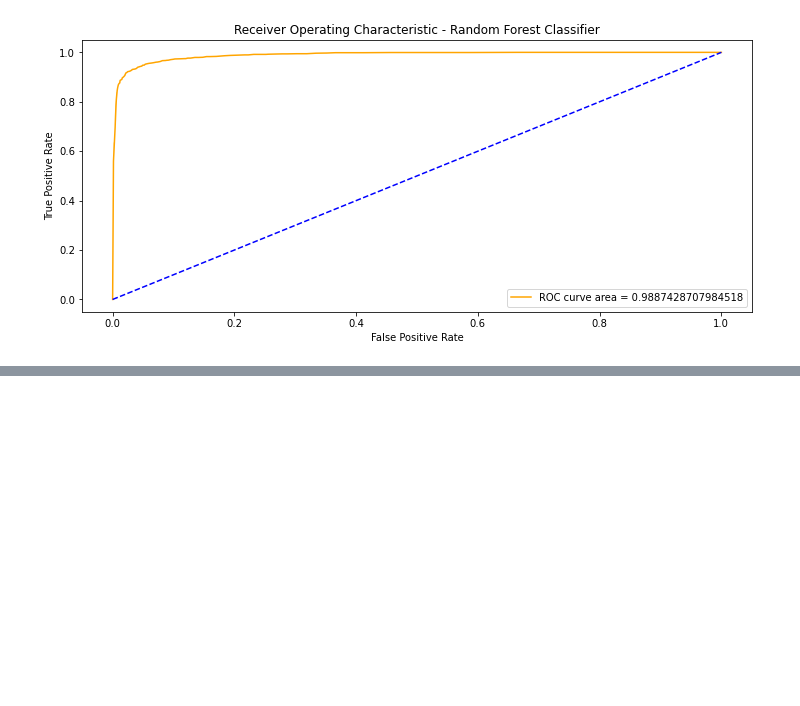
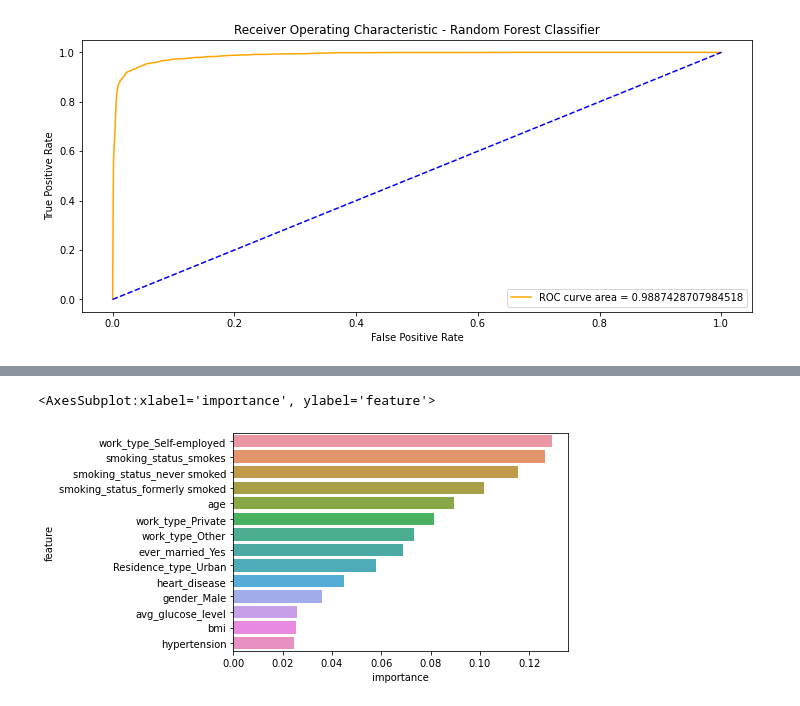
Before and after one commit to pwnflakes25/ML_stroke_detection, a Jupyter notebook: Stroke_Patients_Classification_With_ML.ipynb, the cells around one changed output, grey strips where cells are left out. Cells and saved outputs as stored; diff of their text form; code cells hidden in the pictures; blank space fills up the shorter version.

```diff
--- a/Stroke_Patients_Classification_With_ML.ipynb
+++ b/Stroke_Patients_Classification_With_ML.ipynb
@@ -602,0 +612,11 @@ sns.lineplot(x=false_positive, y=false_positive, color='blue', ls='--')
+# %%
+xgb_params = {
+    'max_depth': [1,2,5,10,20,40],
+    'min_child_weight': [0.1,0.5,1,2],
+    'learning_rate': [0.0001,0.001,0.01,1],
+    'n_estimators': [0,5,10,50,100,200],
+    'gamma':[0,0.1,0.5,1],
+    'reg_lambda':[0,0.1,0.01,0.001]
+}
+# %%
+clf_xgb = GridSearchCV(XGBClassifier(), xgb_params, n_jobs=-1, cv=3).fit(X_train,y_train)
@@ -602,0 +636,7 @@ sns.lineplot(x=false_positive, y=false_positive, color='blue', ls='--')
+# %%
+feature_importance = pd.DataFrame({'feature': X.columns, 'importance': clf_xgb.best_estimator_.feature_importances_}).sort_values(by='importance',ascending=False)
+# %%
+sns.barplot(y='feature', x='importance',data=feature_importance)
+# %% [output]
+<AxesSubplot:xlabel='importance', ylabel='feature'>
+[figure, added]
```
Also changed, not shown: parts of 12 cells of this notebook.
